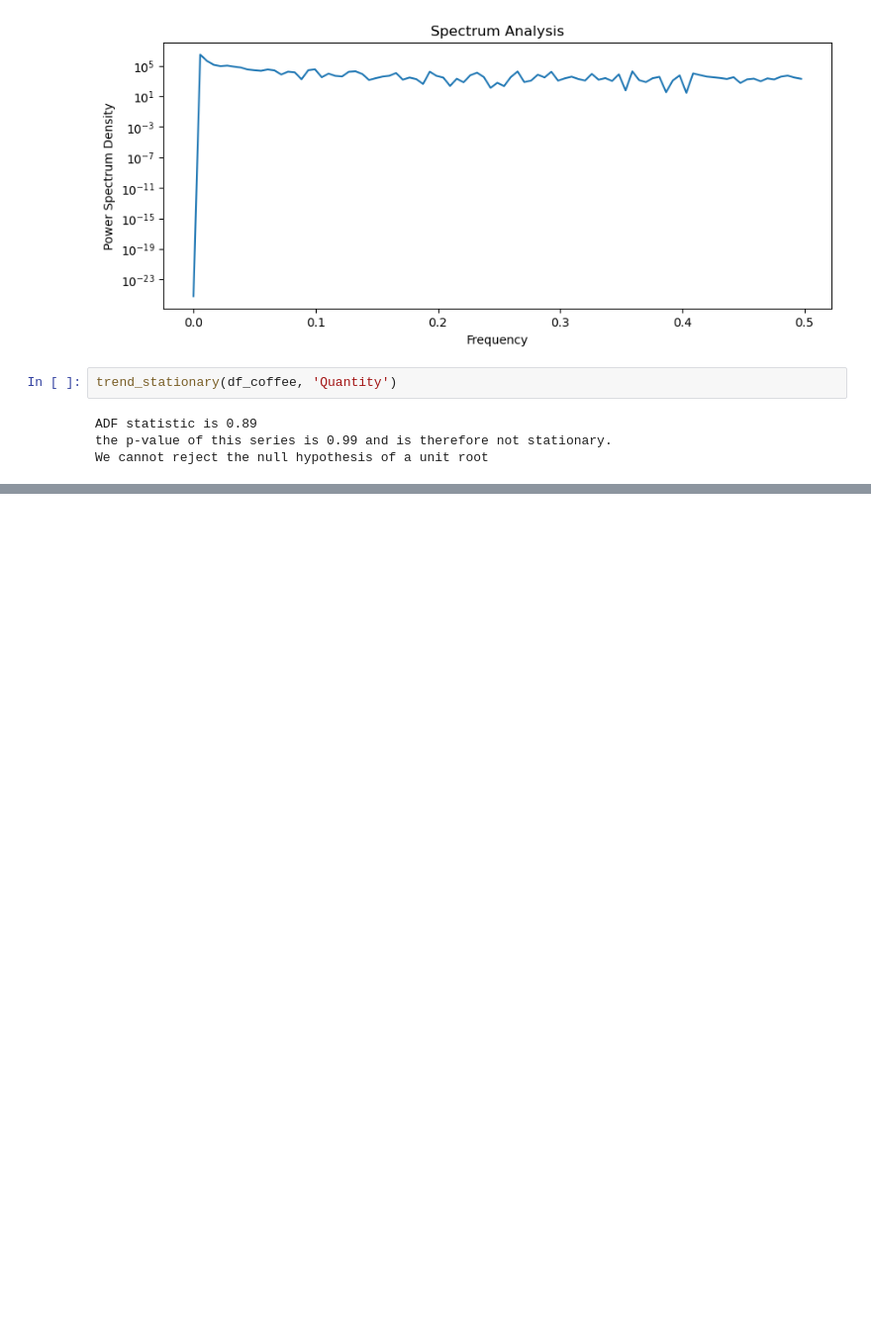
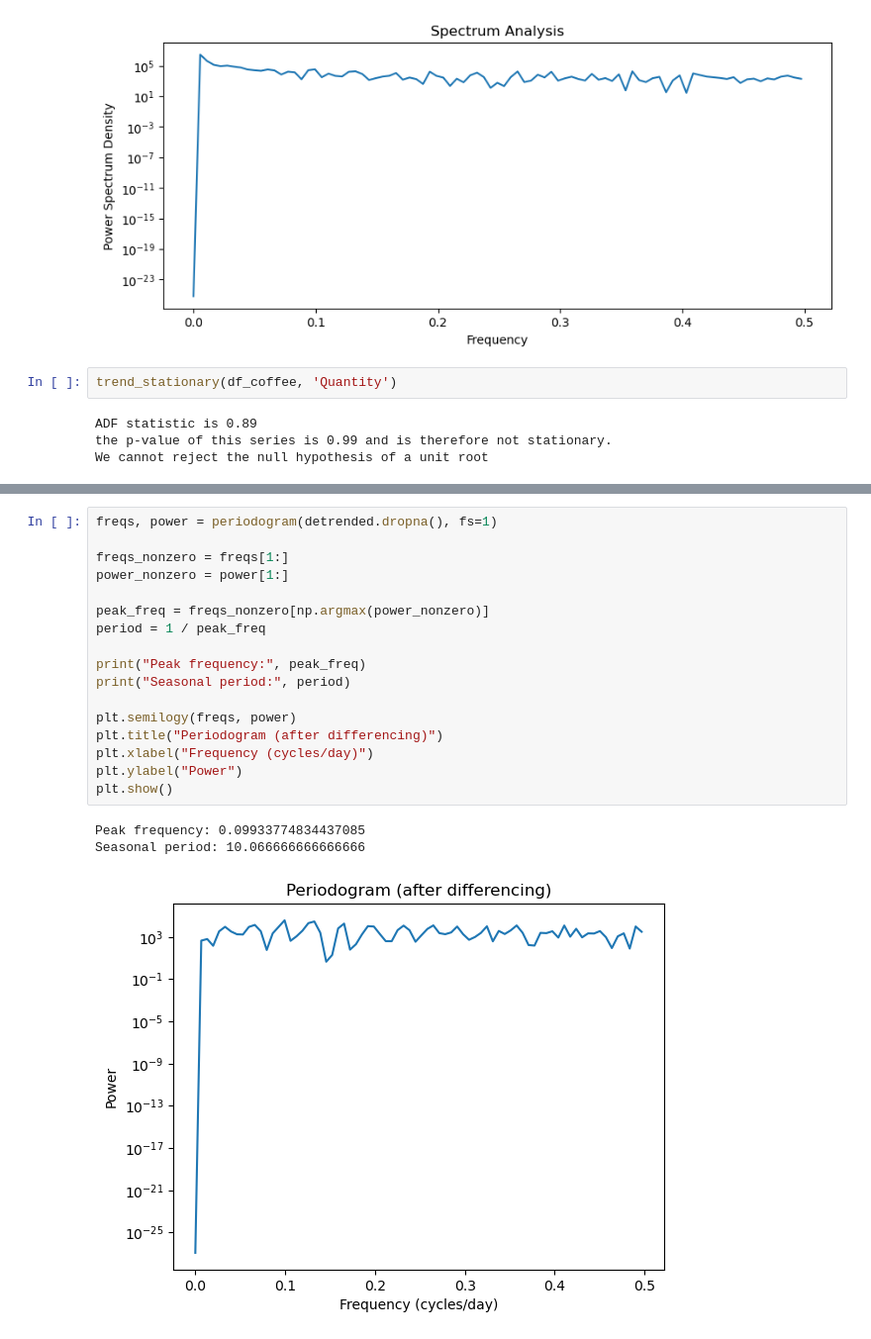
Before and after one commit to Murphysics1/masters_capstone, a Jupyter notebook: MLR_Autoregression_Model.ipynb, the cells around one changed output, grey strips where cells are left out. Shown: that part at 99% size. Drawn from its saved outputs; the diff is of its cells as text; blank space fills up the shorter version.

```diff
--- a/MLR_Autoregression_Model.ipynb
+++ b/MLR_Autoregression_Model.ipynb
@@ -37,0 +61,21 @@ time_series_decomposition(df_coffee['Quantity'],period=30,plot_title="Decomposit
+# %%
+freqs, power = periodogram(detrended.dropna(), fs=1)
+
+freqs_nonzero = freqs[1:]
+power_nonzero = power[1:]
+
+peak_freq = freqs_nonzero[np.argmax(power_nonzero)]
+period = 1 / peak_freq
+
+print("Peak frequency:", peak_freq)
+print("Seasonal period:", period)
+
+plt.semilogy(freqs, power)
+plt.title("Periodogram (after differencing)")
+plt.xlabel("Frequency (cycles/day)")
+plt.ylabel("Power")
+plt.show()
+# %% [output]
+Peak frequency: 0.09933774834437085
+Seasonal period: 10.066666666666666
+[figure, added]
```
Also changed, not shown: parts of 7 cells of this notebook, 2 other files.
